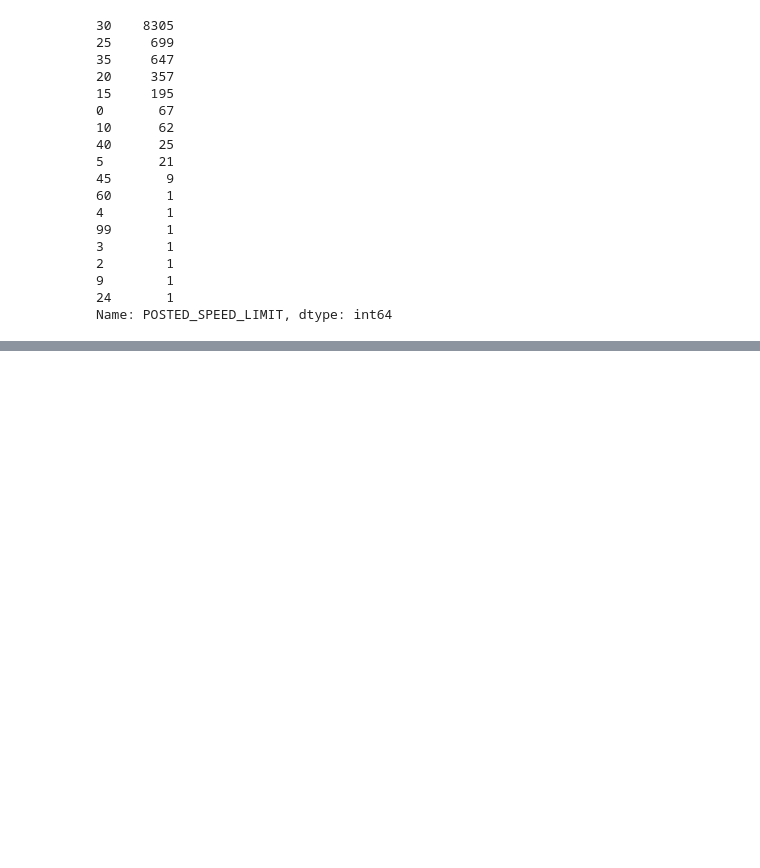
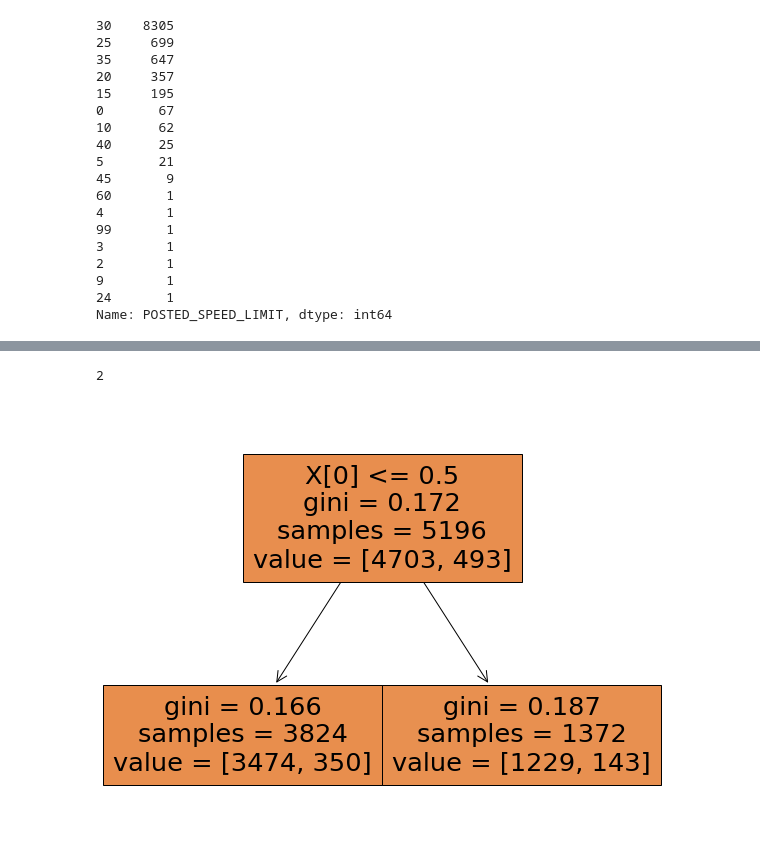
Before and after one commit to jnahra/phase-3-project, a Jupyter notebook: sean_notebook.ipynb, the cells around one changed output, grey strips where cells are left out. Drawn from its saved outputs; the diff is of its cells as text; code cells hidden in the pictures; blank space fills up the shorter version.

Commit message:
Commit with first decision tree

```diff
--- a/sean_notebook.ipynb
+++ b/sean_notebook.ipynb
@@ -310,0 +340,4 @@ Name: POSTED_SPEED_LIMIT, dtype: int64
+# %%
+df['PROTECTIVE_CLOTHING'].fillna().sum()
+# %% [output]
+2
@@ -310,0 +346,28 @@ Name: POSTED_SPEED_LIMIT, dtype: int64
+# %%
+#df['HELMET_USED'] = df['HELMET_USED'].astype(int)
+df['PROTECTIVE_CLOTHING'] = df['PROTECTIVE_CLOTHING'].astype(int)
+df['INJURY_BAD'] = df['INJURY_BAD'].astype(int)
+# %%
+X = df[['PROTECTIVE_CLOTHING']]
+y = df['INJURY_BAD']
+
+from sklearn.model_selection import train_test_split
+
+X_train, X_test, y_train, y_test = train_test_split(X, y, test_size=0.5, random_state=42)
+# %%
+from sklearn.tree import DecisionTreeClassifier , plot_tree
+import matplotlib.pyplot as plt
+
+dtc = DecisionTreeClassifier(max_depth=2,random_state=42)
+# %%
+# Fit the classifier on the training data
+dtc.fit(X_train, y_train)
+
+# Predict on the testing data
+y_pred = dtc.predict(X_test)
+# %%
+plt.figure(figsize=(10, 8))
+plot_tree(dtc, filled=True)
+plt.show()
+# %% [output]
+[figure, added]
```
Also changed, not shown: parts of 13 cells of this notebook.
